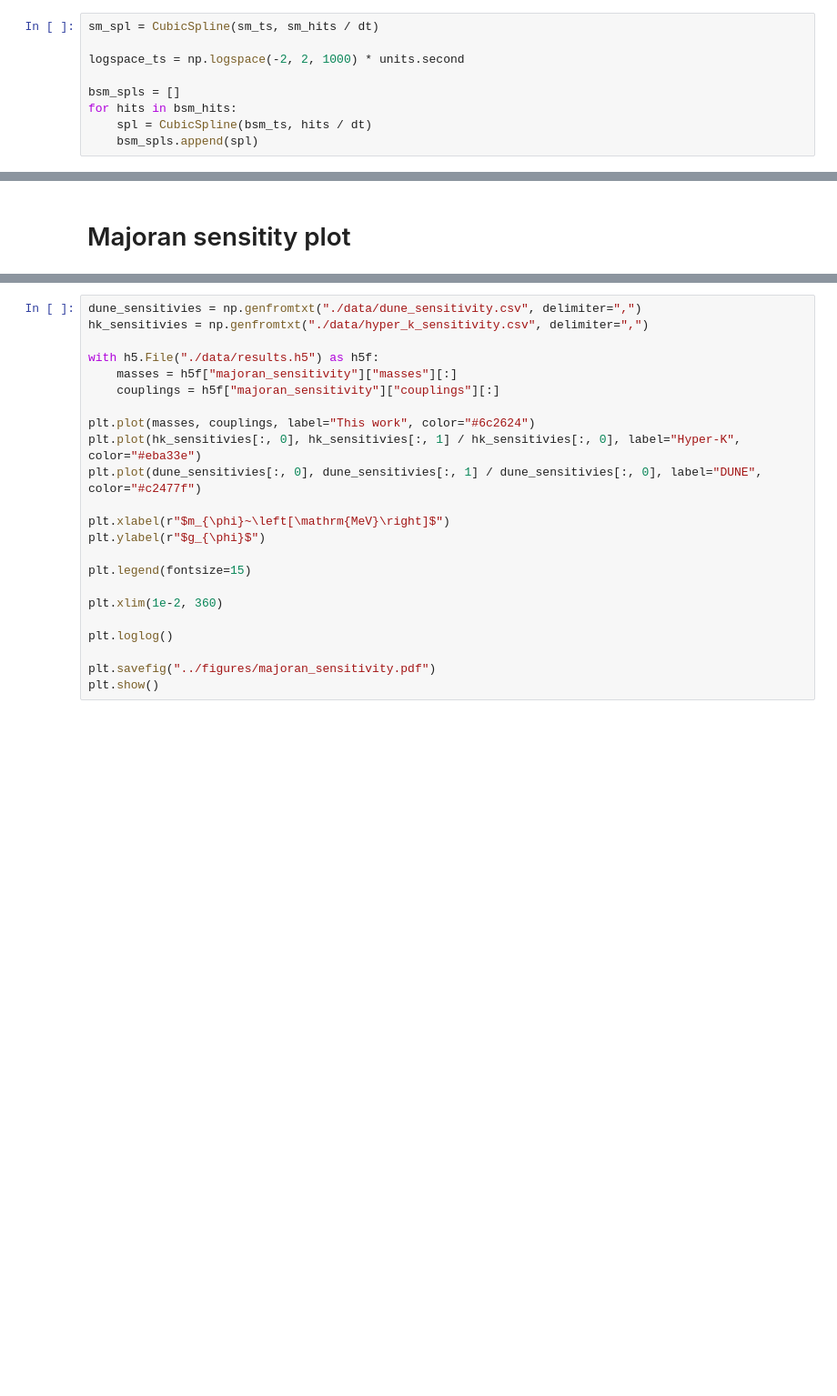
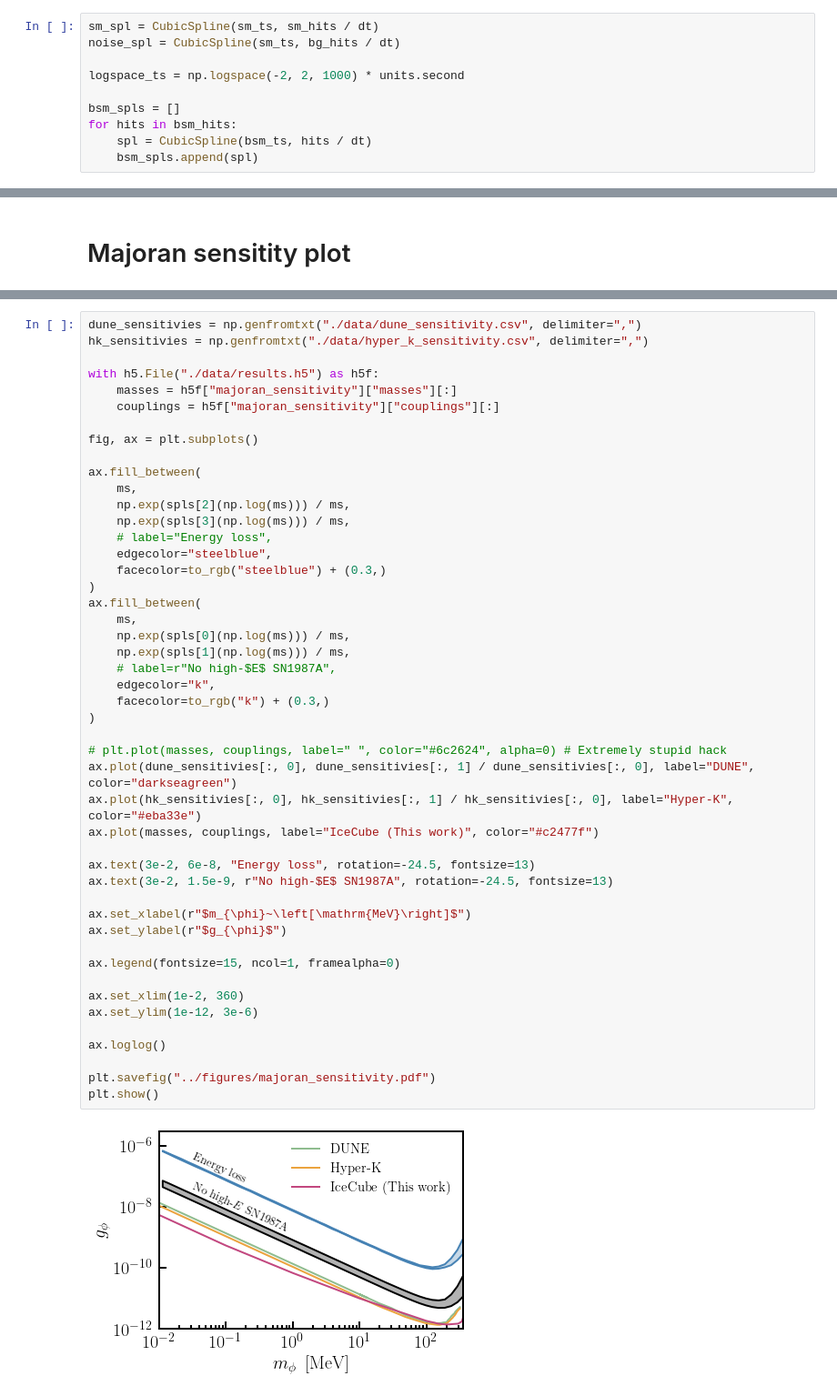
Before and after one commit to jlazar17/NuTel_SNe_BSM, a Jupyter notebook: examples/paper_plots.ipynb, the cells around one changed output, grey strips where cells are left out. Shown: that part at 91% size. Drawn from its saved outputs; the diff is of its cells as text; blank space fills up the shorter version.

```diff
--- a/examples/paper_plots.ipynb
+++ b/examples/paper_plots.ipynb
@@ -192,6 +196,7 @@ for hits in tqdm(bsm_hits):
 ## Interpolate $\mathrm{d}N/\mathrm{d}t$ for plotting
 # %%
 sm_spl = CubicSpline(sm_ts, sm_hits / dt)
+noise_spl = CubicSpline(sm_ts, bg_hits / dt)
 
 logspace_ts = np.logspace(-2, 2, 1000) * units.second
 
@@ -327,23 +348,49 @@ plt.show()
 # %%
 dune_sensitivies = np.genfromtxt("./data/dune_sensitivity.csv", delimiter=",")
 hk_sensitivies = np.genfromtxt("./data/hyper_k_sensitivity.csv", delimiter=",")
 
 with h5.File("./data/results.h5") as h5f:
     masses = h5f["majoran_sensitivity"]["masses"][:]
     couplings = h5f["majoran_sensitivity"]["couplings"][:]
 
-plt.plot(masses, couplings, label="This work", color="#6c2624")
-plt.plot(hk_sensitivies[:, 0], hk_sensitivies[:, 1] / hk_sensitivies[:, 0], label="Hyper-K", color="#eba33e")
-plt.plot(dune_sensitivies[:, 0], dune_sensitivies[:, 1] / dune_sensitivies[:, 0], label="DUNE", color="#c2477f")
+fig, ax = plt.subplots()
 
-plt.xlabel(r"$m_{\phi}~\left[\mathrm{MeV}\right]$")
-plt.ylabel(r"$g_{\phi}$")
+ax.fill_between(
+    ms,
+    np.exp(spls[2](np.log(ms))) / ms,
+    np.exp(spls[3](np.log(ms))) / ms,
+    # label="Energy loss",
+    edgecolor="steelblue",
+    facecolor=to_rgb("steelblue") + (0.3,)
+)
+ax.fill_between(
+    ms,
+    np.exp(spls[0](np.log(ms))) / ms,
+    np.exp(spls[1](np.log(ms))) / ms,
+    # label=r"No high-$E$ SN1987A",
+    edgecolor="k",
+    facecolor=to_rgb("k") + (0.3,)
+)
 
-plt.legend(fontsize=15)
+# plt.plot(masses, couplings, label=" ", color="#6c2624", alpha=0) # Extremely stupid hack
+ax.plot(dune_sensitivies[:, 0], dune_sensitivies[:, 1] / dune_sensitivies[:, 0], label="DUNE", color="darkseagreen")
+ax.plot(hk_sensitivies[:, 0], hk_sensitivies[:, 1] / hk_sensitivies[:, 0], label="Hyper-K", color="#eba33e")
+ax.plot(masses, couplings, label="IceCube (This work)", color="#c2477f")
 
-plt.xlim(1e-2, 360)
+ax.text(3e-2, 6e-8, "Energy loss", rotation=-24.5, fontsize=13)
+ax.text(3e-2, 1.5e-9, r"No high-$E$ SN1987A", rotation=-24.5, fontsize=13)
 
-plt.loglog()
+ax.set_xlabel(r"$m_{\phi}~\left[\mathrm{MeV}\right]$")
+ax.set_ylabel(r"$g_{\phi}$")
+
+ax.legend(fontsize=15, ncol=1, framealpha=0)
+
+ax.set_xlim(1e-2, 360)
+ax.set_ylim(1e-12, 3e-6)
+
+ax.loglog()
 
 plt.savefig("../figures/majoran_sensitivity.pdf")
 plt.show()
+# %% [output]
+[figure, added]
```
Also changed, not shown: parts of 17 cells of this notebook, 4 other files.
